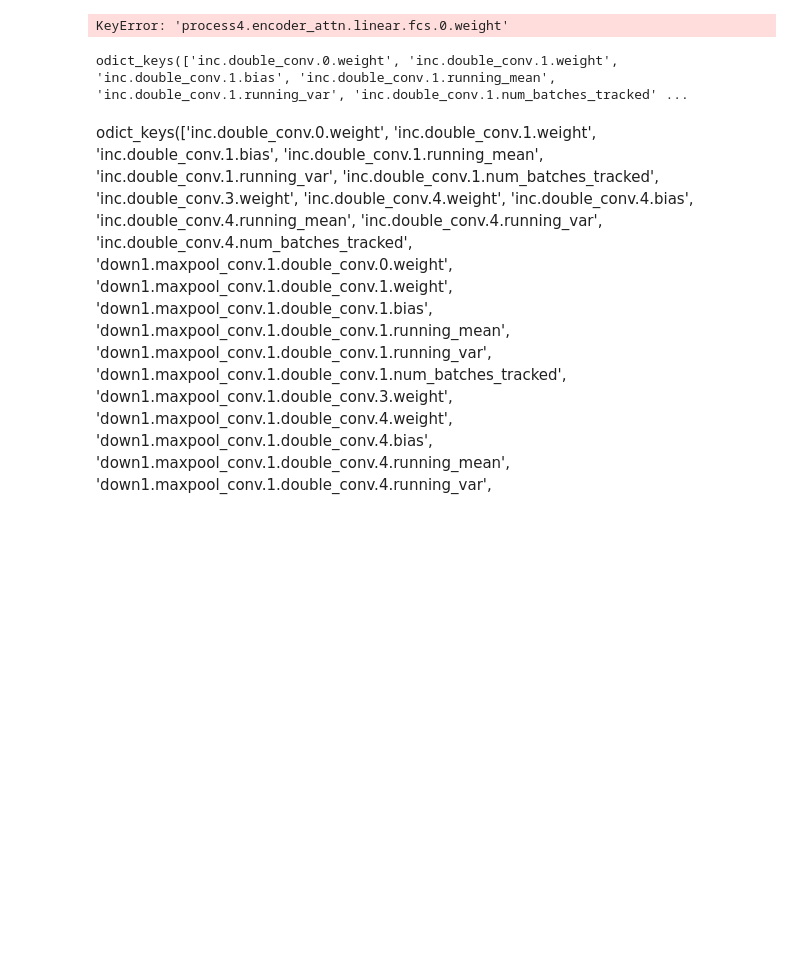
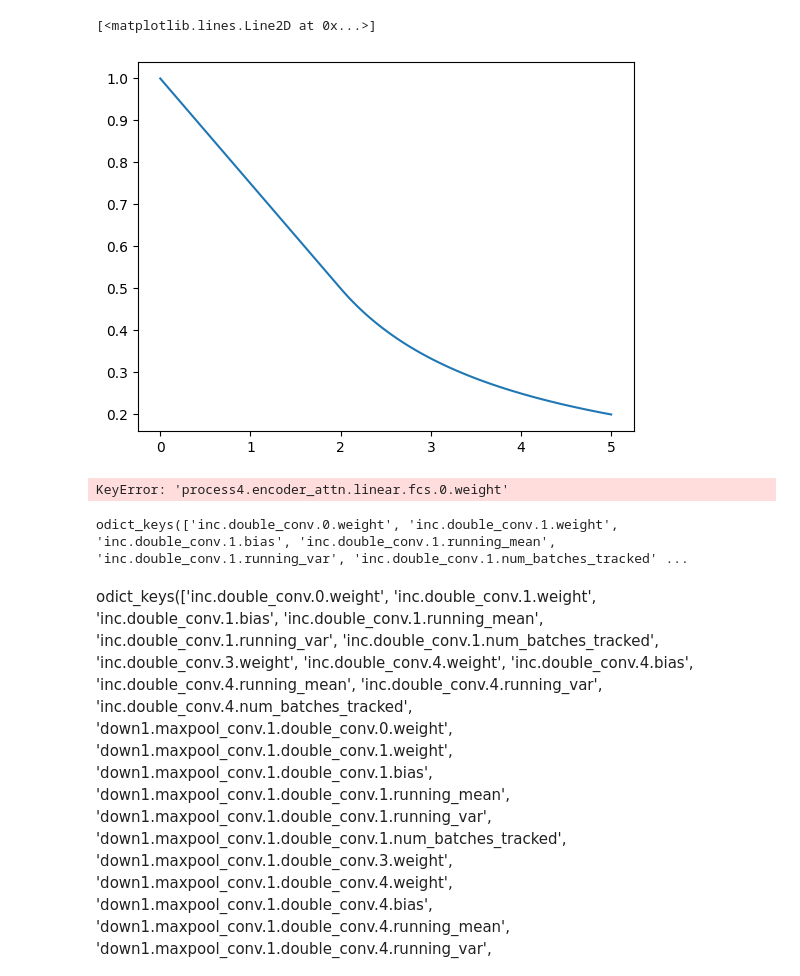
Before and after one commit to Eachen-Soong/DimOL, a Jupyter notebook: test.ipynb, the cells around one changed output. Cells and saved outputs as stored; diff of their text form; code cells hidden in the pictures; blank space fills up the shorter version.

```diff
--- a/test.ipynb
+++ b/test.ipynb
@@ -1,3 +1,21 @@
+# %%
+import torch
+import numpy as np
+import matplotlib.pyplot as plt
+def piecewise_function(x, x0):
+    condition = x > x0
+    f_x = torch.where(condition, 1/x, -(x - 2*x0) / x0**2)
+    return f_x
+
+# 示例输入
+x0 = 2.0
+
+x = torch.tensor(np.linspace(0, 5, 100))
+y = piecewise_function(x, x0)
+plt.plot(x,y)
+# %% [output]
+[<matplotlib.lines.Line2D at 0x...>]
+[figure, added]
 # %%
 """
     Only supports the time series datasets! (model definition assumes it's 2d problem here)
```
Also changed, not shown: 11 other files.
